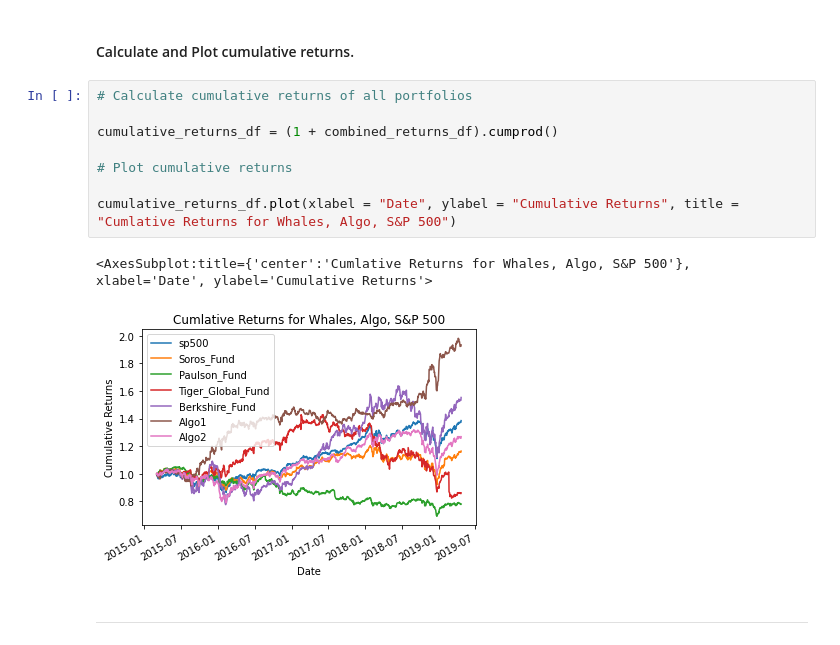
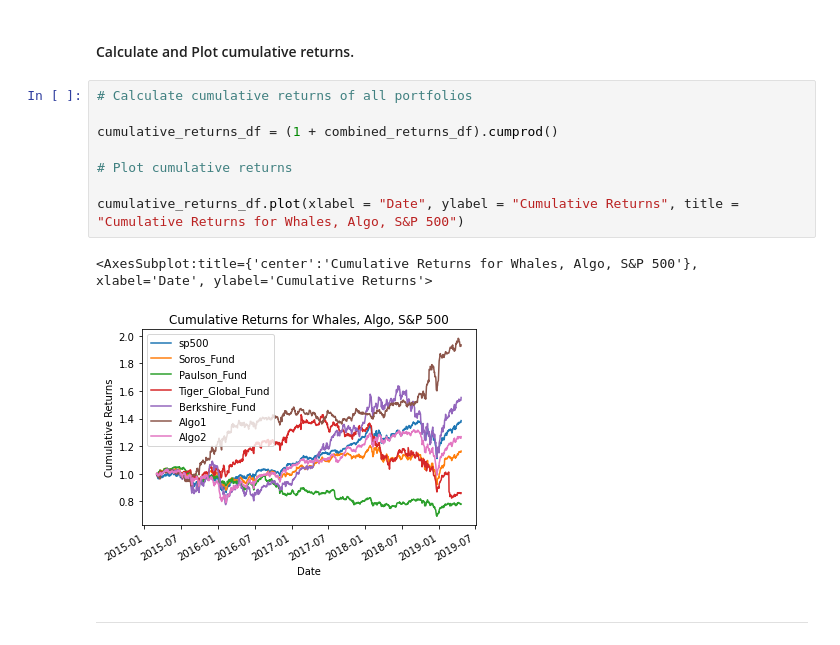
Before and after one commit to Amphibian303/Pandas-Homework, a Jupyter notebook: whale_analysis.ipynb, the cells around one changed output. Drawn from its saved outputs; the diff is of its cells as text.

```diff
--- a/whale_analysis.ipynb
+++ b/whale_analysis.ipynb
@@ -251,14 +251,14 @@ combined_returns_df.plot(xlabel = "Date", ylabel = "Daily Returns", title = "Dai
 # %%
 # Calculate cumulative returns of all portfolios
 
 cumulative_returns_df = (1 + combined_returns_df).cumprod()
 
 # Plot cumulative returns
 
-cumulative_returns_df.plot(xlabel = "Date", ylabel = "Cumulative Returns", title = "Cumlative Returns for Whales, Algo, S&P 500")
+cumulative_returns_df.plot(xlabel = "Date", ylabel = "Cumulative Returns", title = "Cumulative Returns for Whales, Algo, S&P 500")
 # %% [output]
-<AxesSubplot:title={'center':'Cumlative Returns for Whales, Algo, S&P 500'}, xlabel='Date', ylabel='Cumulative Returns'>
+<AxesSubplot:title={'center':'Cumulative Returns for Whales, Algo, S&P 500'}, xlabel='Date', ylabel='Cumulative Returns'>
-[figure, old version]
+[figure, new version]
 # %% [markdown]
 ---
 # %% [markdown]
```
Also changed, not shown: parts of 7 cells of this notebook.
